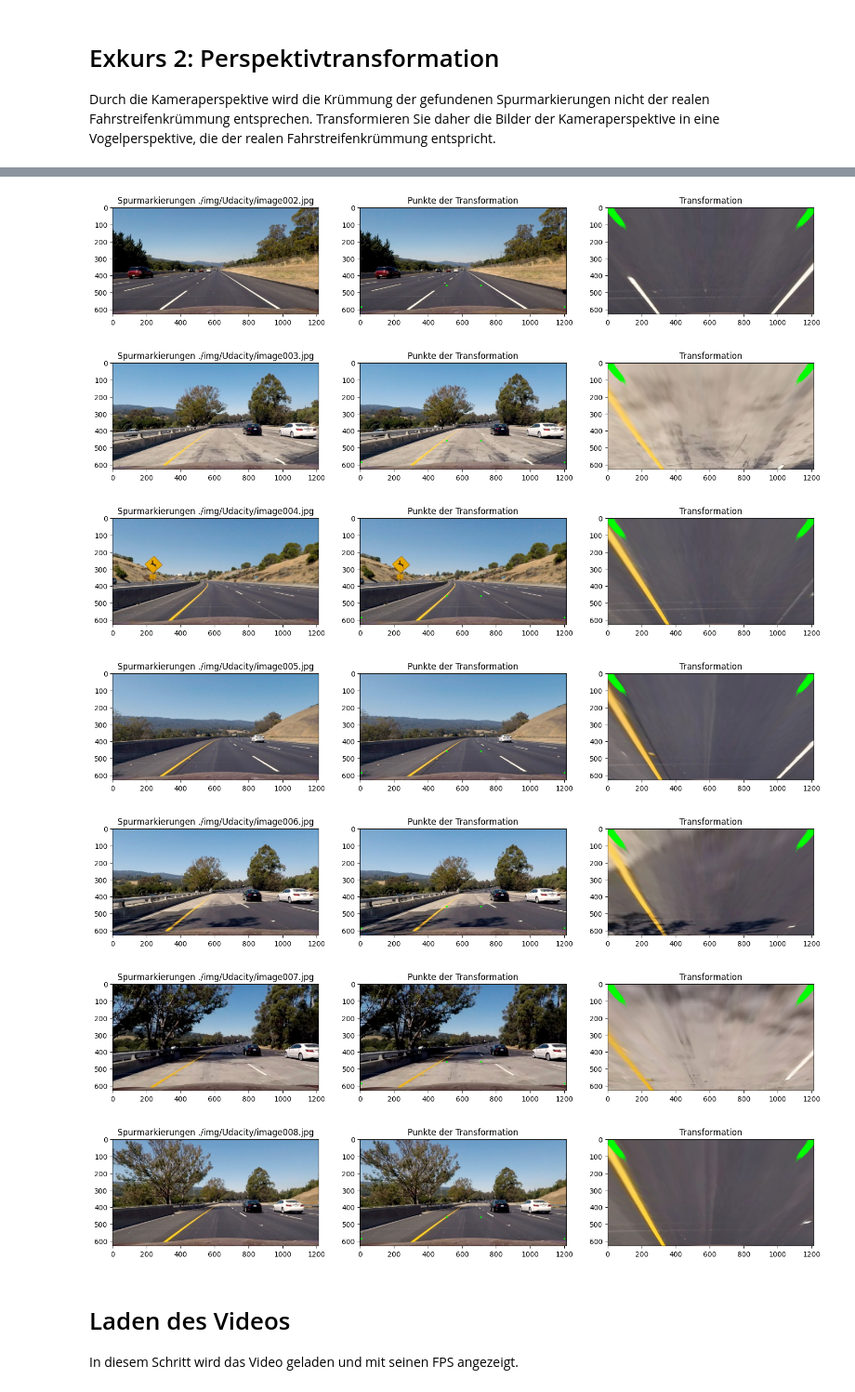
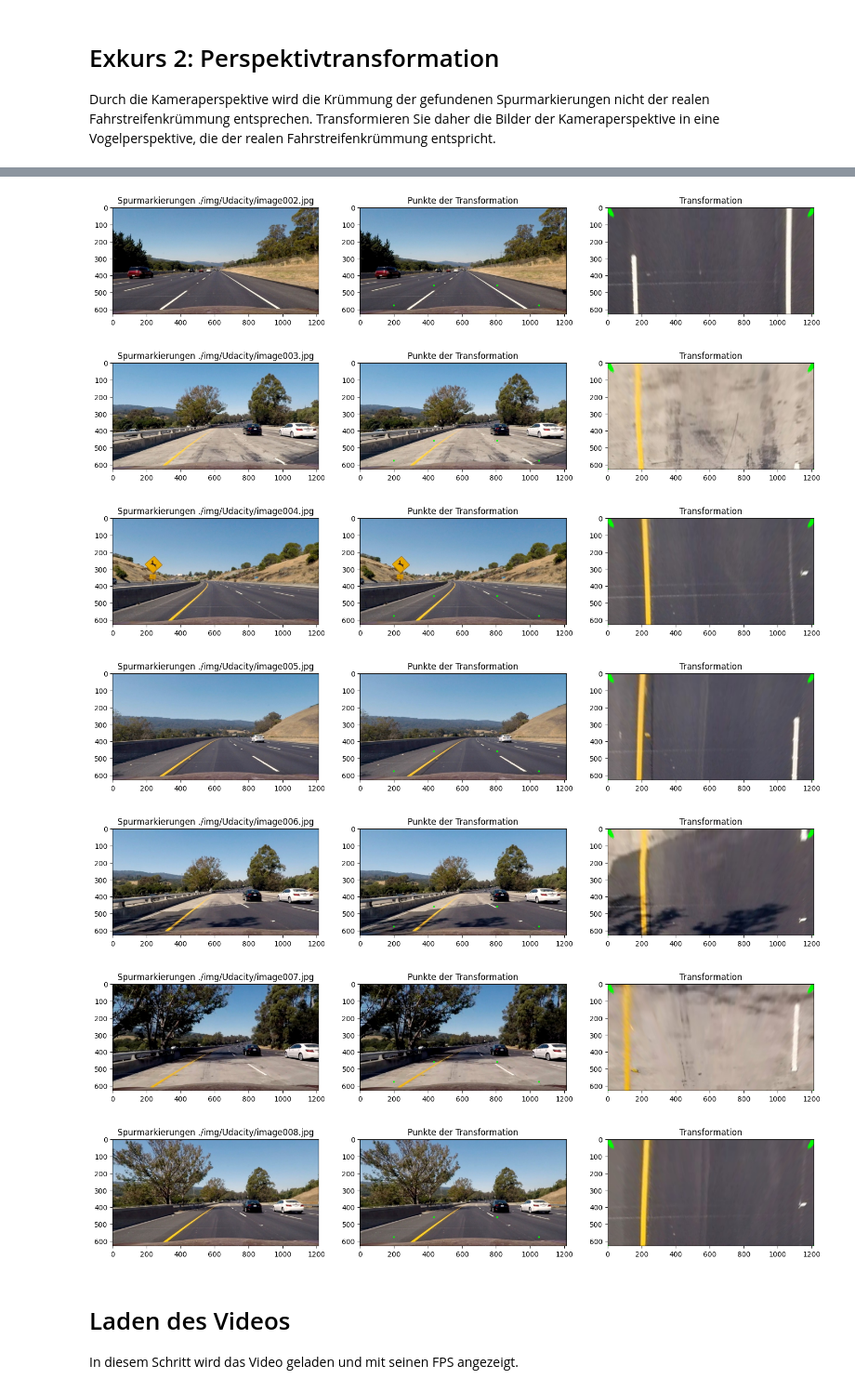
Before and after one commit to Super-T02/Spurerkennung, a Jupyter notebook: Projekt_Spurerkennung_v2.ipynb, the cells around one changed output, grey strips where cells are left out. Shown at 93% size. Cells and saved outputs as stored; diff of their text form; code cells hidden in the pictures.

```diff
--- a/Projekt_Spurerkennung_v2.ipynb
+++ b/Projekt_Spurerkennung_v2.ipynb
@@ -126,10 +126,10 @@ Durch die Kameraperspektive wird die Krümmung der gefundenen Spurmarkierungen n
 # %%
 def get_transformation_coordinates(height, width):
     #first x coordinate, then y (yes confusing)
-    src_top_left = [510, 460]
-    src_top_right = [width-500, 460]
-    src_bot_left = [10, height-40]
-    src_bot_right = [width-10,height-40]
+    src_top_left = [435, 460]
+    src_top_right = [width-405, 460]
+    src_bot_left = [200, height-50]
+    src_bot_right = [width-160,height-50]
     src = [src_top_left, src_top_right, src_bot_left, src_bot_right]
 
     dst_top_left = [0,0]
@@ -199,10 +199,10 @@ for i in range(1,9):
-[figure, old version]
+[figure, new version]
-[figure, old version]
+[figure, new version]
-[figure, old version]
+[figure, new version]
-[figure, old version]
+[figure, new version]
-[figure, old version]
+[figure, new version]
-[figure, old version]
+[figure, new version]
-[figure, old version]
+[figure, new version]
 # %% [markdown]
 # Laden des Videos
 In diesem Schritt wird das Video geladen und mit seinen FPS angezeigt.
```
Also changed, not shown: parts of 1 cell of this notebook, 2 other files.
